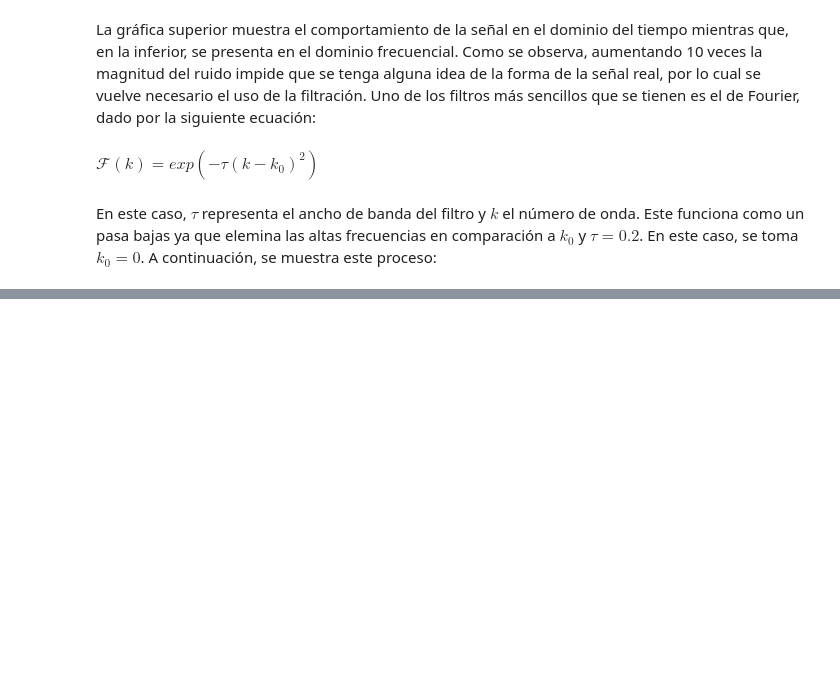
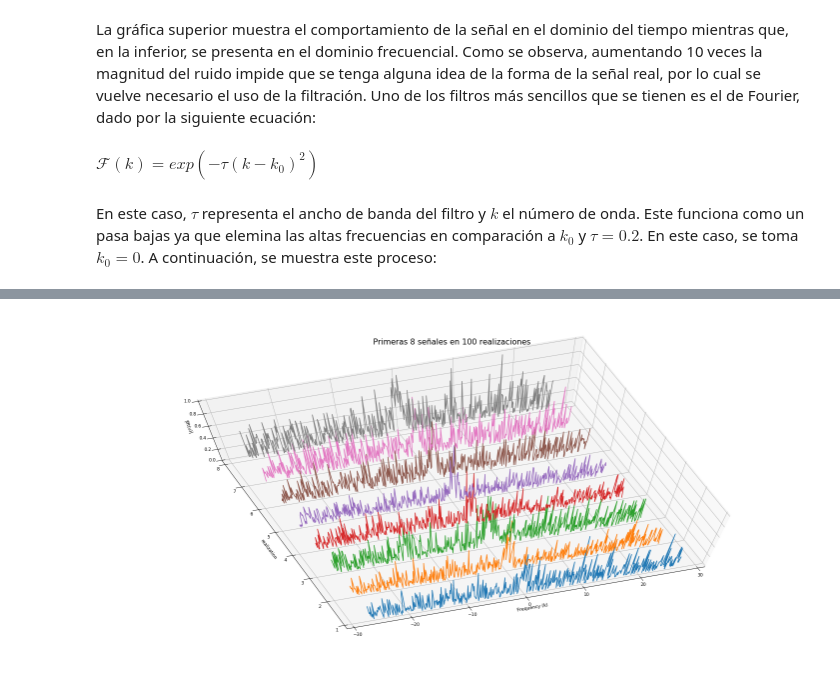
Before and after one commit to nvalencia/Herramientas-Computacionales-IMEC3602, a Jupyter notebook: Talleres/Taller 4/Taller 4.ipynb, the cells around one changed output, grey strips where cells are left out. Saved outputs shown, nothing was run; the diff lists cells and outputs as text; code cells hidden in the pictures; blank space fills up the shorter version.

```diff
--- a/Talleres/Taller 4/Taller 4.ipynb
+++ b/Talleres/Taller 4/Taller 4.ipynb
@@ -313,0 +356,18 @@ for jj in range(size(realize)):
+# %%
+figure(figsize=(20,10))
+ax =axes(projection='3d')
+ax.set_xlabel('Frequency (k)')
+ax.set_ylabel('realization')
+ax.set_zlabel('|fft(u)|')
+ax.set_xlim(-30,30)
+ax.set_ylim(1,8)
+ax.set_zlim(0,1)
+ax.view_init(73,250)
+for j in arange(0,8):
+    plot(ks,zeros(n3)+j+1,dat[j,:])
+rcParams['font.size'] = 13
+tight_layout()
+title('Primeras 8 señales en 100 realizaciones')
+show()
+# %% [output]
+[figure, added]
```
Also changed, not shown: parts of 29 cells of this notebook, 4 other files.
